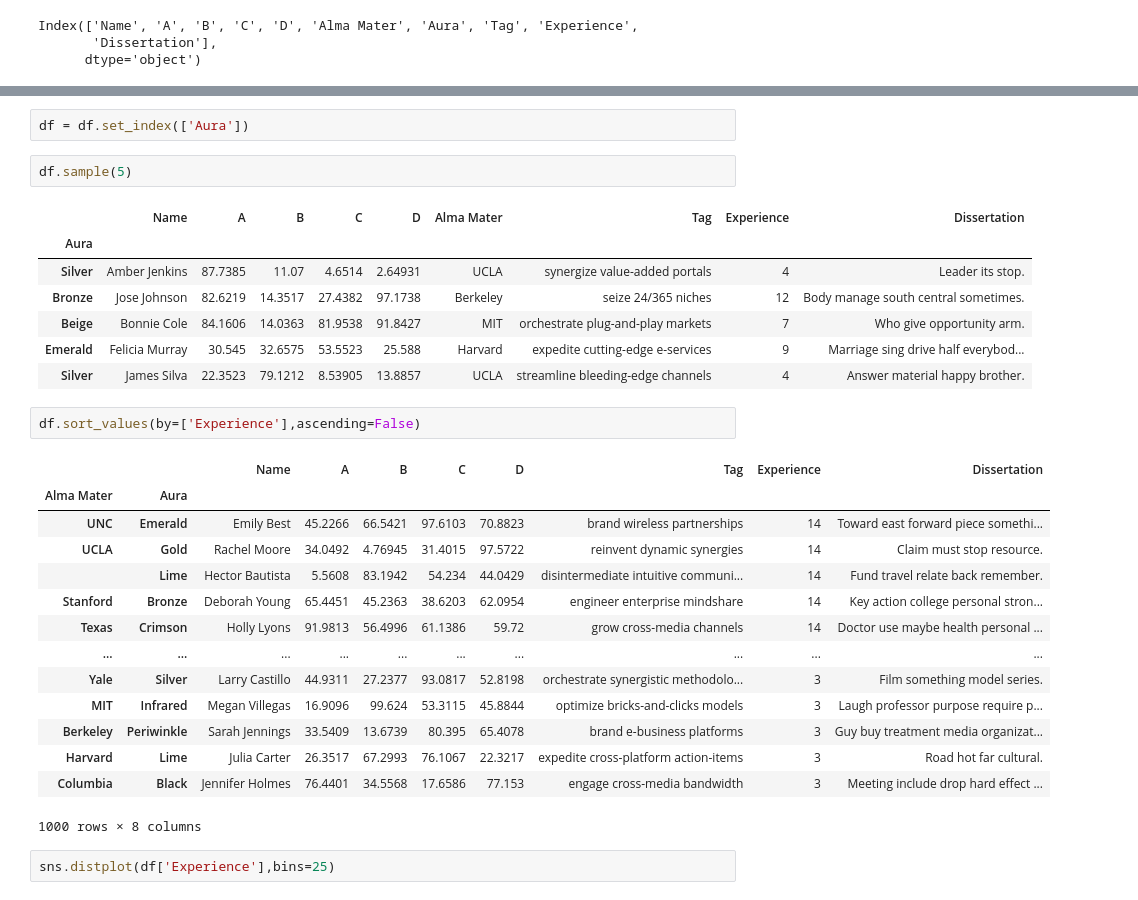
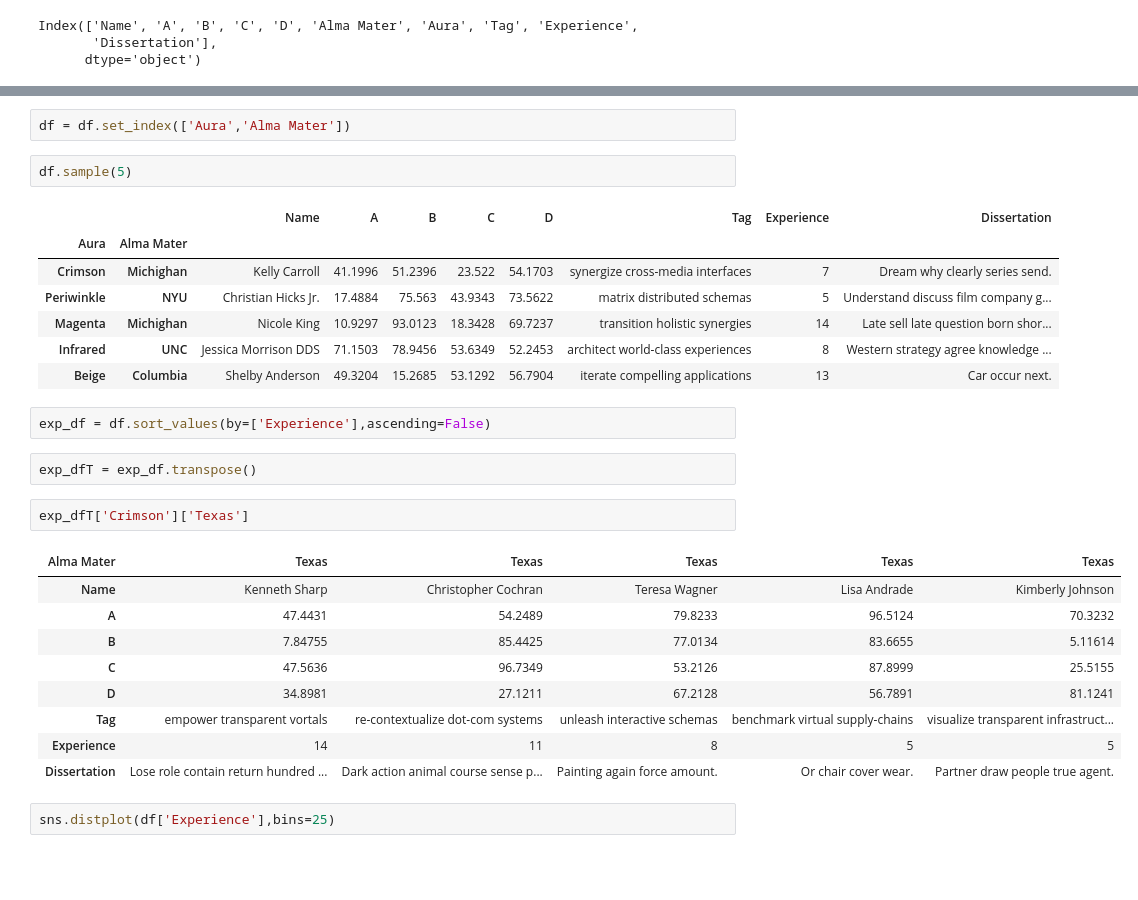
Before and after one commit to tahentx/pv_workbook, a Jupyter notebook: datascience/misc/pandas_practice.ipynb, the cells around one changed output, grey strips where cells are left out. Cells and saved outputs as stored; diff of their text form; blank space fills up the shorter version.

Commit message:
transpose multilevel index to learn new munging approach

```diff
--- a/datascience/misc/pandas_practice.ipynb
+++ b/datascience/misc/pandas_practice.ipynb
@@ -60,32 +60,31 @@ df.sample(10)
 # %%
-df = df.set_index(['Aura'])
+df = df.set_index(['Aura','Alma Mater'])
 # %%
 df.sample(5)
 # %% [output]
-|  | Name | A | B | C | D | Alma Mater | Tag | Experience | Dissertation |
-| Aura |  |  |  |  |  |  |  |  |  |
-| Silver | Amber Jenkins | 87.7385 | 11.07 | 4.6514 | 2.64931 | UCLA | synergize value-added portals | 4 | Leader its stop. |
-| Bronze | Jose Johnson | 82.6219 | 14.3517 | 27.4382 | 97.1738 | Berkeley | seize 24/365 niches | 12 | Body manage south central sometimes. |
-| Beige | Bonnie Cole | 84.1606 | 14.0363 | 81.9538 | 91.8427 | MIT | orchestrate plug-and-play markets | 7 | Who give opportunity arm. |
-| Emerald | Felicia Murray | 30.545 | 32.6575 | 53.5523 | 25.588 | Harvard | expedite cutting-edge e-services | 9 | Marriage sing drive half everybod... |
-| Silver | James Silva | 22.3523 | 79.1212 | 8.53905 | 13.8857 | UCLA | streamline bleeding-edge channels | 4 | Answer material happy brother. |
+|  |  | Name | A | B | C | D | Tag | Experience | Dissertation |
+| Aura | Alma Mater |  |  |  |  |  |  |  |  |
+| Crimson | Michighan | Kelly Carroll | 41.1996 | 51.2396 | 23.522 | 54.1703 | synergize cross-media interfaces | 7 | Dream why clearly series send. |
+| Periwinkle | NYU | Christian Hicks Jr. | 17.4884 | 75.563 | 43.9343 | 73.5622 | matrix distributed schemas | 5 | Understand discuss film company g... |
+| Magenta | Michighan | Nicole King | 10.9297 | 93.0123 | 18.3428 | 69.7237 | transition holistic synergies | 14 | Late sell late question born shor... |
+| Infrared | UNC | Jessica Morrison DDS | 71.1503 | 78.9456 | 53.6349 | 52.2453 | architect world-class experiences | 8 | Western strategy agree knowledge ... |
+| Beige | Columbia | Shelby Anderson | 49.3204 | 15.2685 | 53.1292 | 56.7904 | iterate compelling applications | 13 | Car occur next. |
 # %%
-df.sort_values(by=['Experience'],ascending=False)
+exp_df = df.sort_values(by=['Experience'],ascending=False)
-# %% [output]
-|  |  | Name | A | B | C | D | Tag | Experience | Dissertation |
-| Alma Mater | Aura |  |  |  |  |  |  |  |  |
-| UNC | Emerald | Emily Best | 45.2266 | 66.5421 | 97.6103 | 70.8823 | brand wireless partnerships | 14 | Toward east forward piece somethi... |
-| UCLA | Gold | Rachel Moore | 34.0492 | 4.76945 | 31.4015 | 97.5722 | reinvent dynamic synergies | 14 | Claim must stop resource. |
-|  | Lime | Hector Bautista | 5.5608 | 83.1942 | 54.234 | 44.0429 | disintermediate intuitive communi... | 14 | Fund travel relate back remember. |
-| Stanford | Bronze | Deborah Young | 65.4451 | 45.2363 | 38.6203 | 62.0954 | engineer enterprise mindshare | 14 | Key action college personal stron... |
-| Texas | Crimson | Holly Lyons | 91.9813 | 56.4996 | 61.1386 | 59.72 | grow cross-media channels | 14 | Doctor use maybe health personal ... |
-| ... | ... | ... | ... | ... | ... | ... | ... | ... | ... |
-| Yale | Silver | Larry Castillo | 44.9311 | 27.2377 | 93.0817 | 52.8198 | orchestrate synergistic methodolo... | 3 | Film something model series. |
-| MIT | Infrared | Megan Villegas | 16.9096 | 99.624 | 53.3115 | 45.8844 | optimize bricks-and-clicks models | 3 | Laugh professor purpose require p... |
-| Berkeley | Periwinkle | Sarah Jennings | 33.5409 | 13.6739 | 80.395 | 65.4078 | brand e-business platforms | 3 | Guy buy treatment media organizat... |
-| Harvard | Lime | Julia Carter | 26.3517 | 67.2993 | 76.1067 | 22.3217 | expedite cross-platform action-items | 3 | Road hot far cultural. |
-| Columbia | Black | Jennifer Holmes | 76.4401 | 34.5568 | 17.6586 | 77.153 | engage cross-media bandwidth | 3 | Meeting include drop hard effect ... |
-1000 rows × 8 columns
+# %%
+exp_dfT = exp_df.transpose()
+# %%
+exp_dfT['Crimson']['Texas']
+# %% [output]
+| Alma Mater | Texas | Texas | Texas | Texas | Texas |
+| Name | Kenneth Sharp | Christopher Cochran | Teresa Wagner | Lisa Andrade | Kimberly Johnson |
+| A | 47.4431 | 54.2489 | 79.8233 | 96.5124 | 70.3232 |
+| B | 7.84755 | 85.4425 | 77.0134 | 83.6655 | 5.11614 |
+| C | 47.5636 | 96.7349 | 53.2126 | 87.8999 | 25.5155 |
+| D | 34.8981 | 27.1211 | 67.2128 | 56.7891 | 81.1241 |
+| Tag | empower transparent vortals | re-contextualize dot-com systems | unleash interactive schemas | benchmark virtual supply-chains | visualize transparent infrastruct... |
+| Experience | 14 | 11 | 8 | 5 | 5 |
+| Dissertation | Lose role contain return hundred ... | Dark action animal course sense p... | Painting again force amount. | Or chair cover wear. | Partner draw people true agent. |
 # %%
 sns.distplot(df['Experience'],bins=25)
 # %% [output]
```
Also changed, not shown: parts of 3 cells of this notebook.
